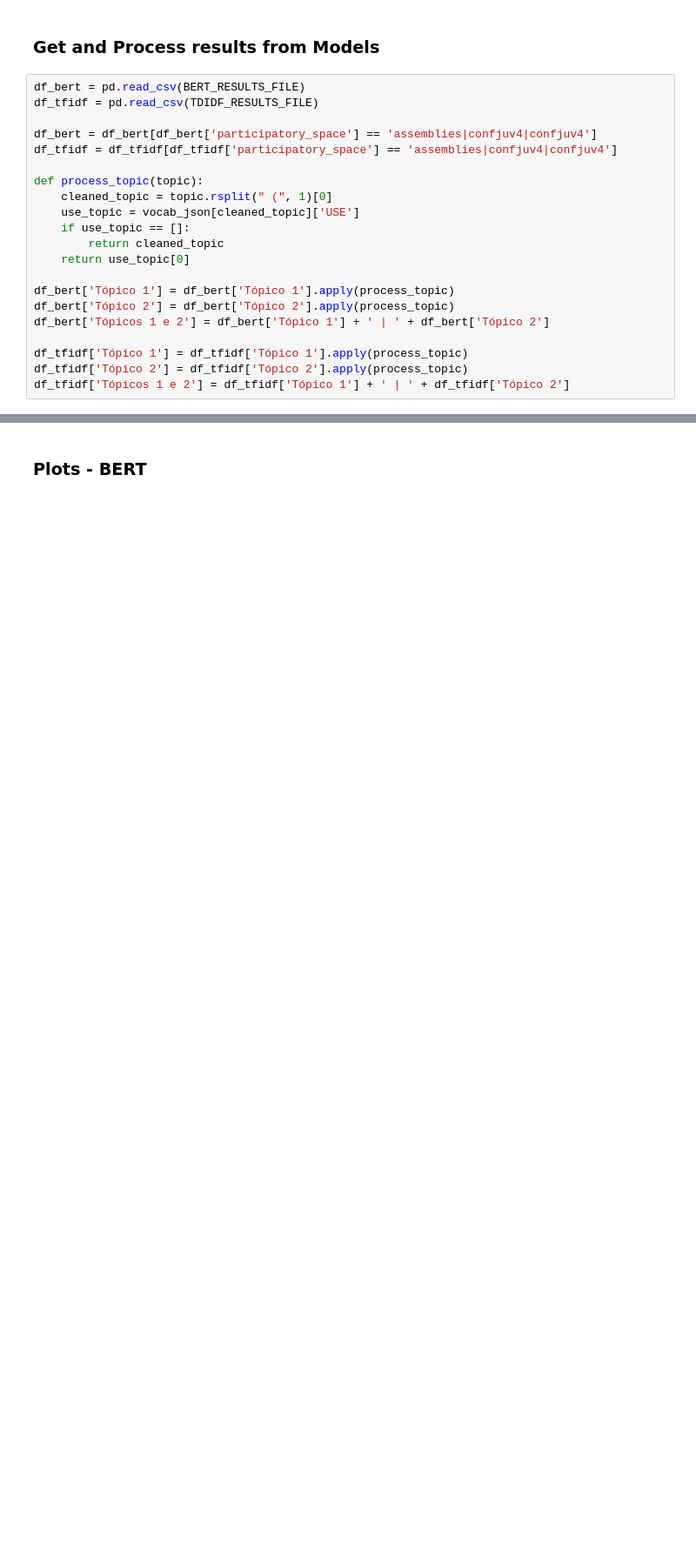
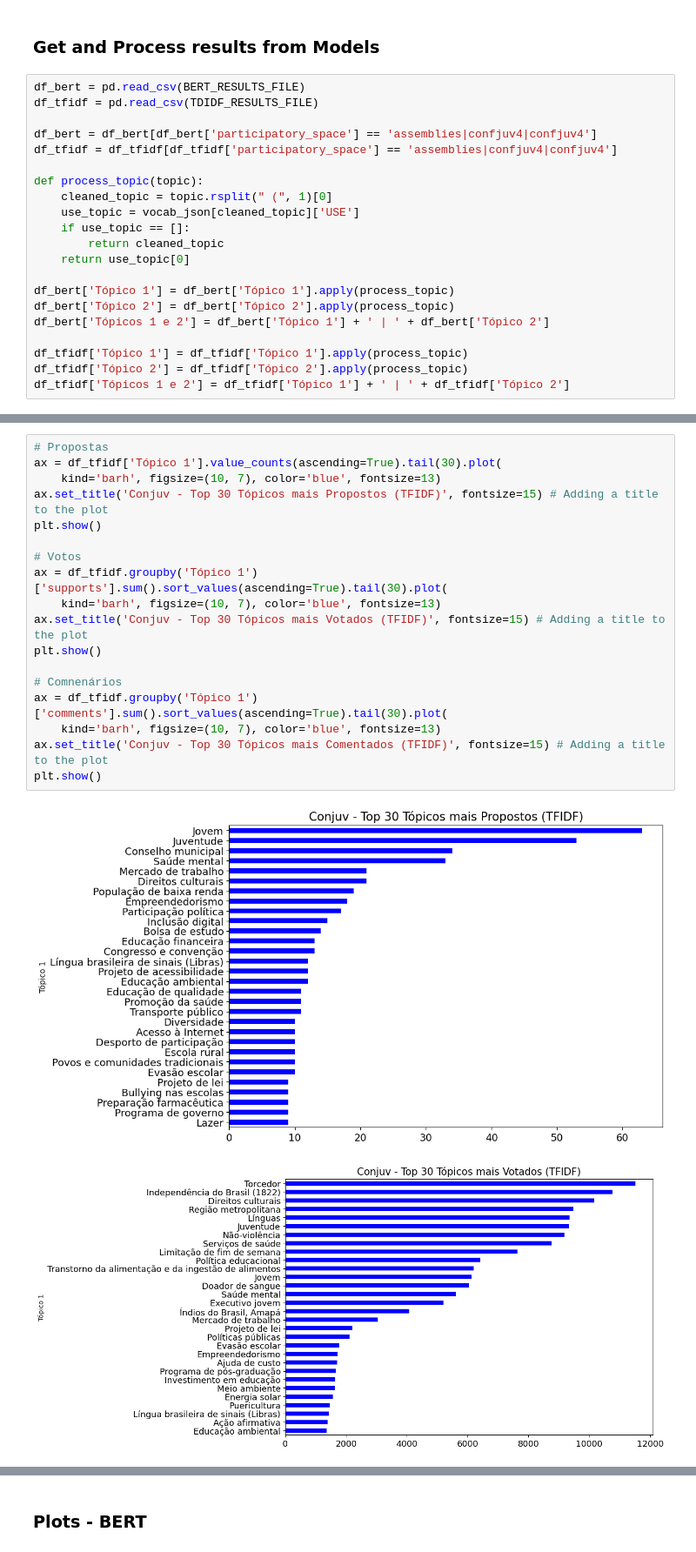
Before and after one commit to lappis-unb/ecossistemasl, a Jupyter notebook: notebooks/ReportTopicsConjuv.ipynb, the cells around one changed output, grey strips where cells are left out. Shown at 87% size. Cells and saved outputs as stored; diff of their text form; blank space fills up the shorter version.

Commit message:
feat: reports all participatory spaces and conjuv

```diff
--- a/notebooks/ReportTopicsConjuv.ipynb
+++ b/notebooks/ReportTopicsConjuv.ipynb
@@ -80,0 +83,21 @@ df_tfidf['Tópicos 1 e 2'] = df_tfidf['Tópico 1'] + ' | ' + df_tfidf['Tópico 2
+# %%
+# Propostas
+ax = df_tfidf['Tópico 1'].value_counts(ascending=True).tail(30).plot(
+    kind='barh', figsize=(10, 7), color='blue', fontsize=13)
+ax.set_title('Conjuv - Top 30 Tópicos mais Propostos (TFIDF)', fontsize=15) # Adding a title to the plot
+plt.show()
+
+# Votos
+ax = df_tfidf.groupby('Tópico 1')['supports'].sum().sort_values(ascending=True).tail(30).plot(
+    kind='barh', figsize=(10, 7), color='blue', fontsize=13)
+ax.set_title('Conjuv - Top 30 Tópicos mais Votados (TFIDF)', fontsize=15) # Adding a title to the plot
+plt.show()
+
+# Comnenários
+ax = df_tfidf.groupby('Tópico 1')['comments'].sum().sort_values(ascending=True).tail(30).plot(
+    kind='barh', figsize=(10, 7), color='blue', fontsize=13)
+ax.set_title('Conjuv - Top 30 Tópicos mais Comentados (TFIDF)', fontsize=15) # Adding a title to the plot
+plt.show()
+# %% [output]
+[figure, added]
+[figure, added]
```
Also changed, not shown: parts of 8 cells of this notebook, 1 other file.
